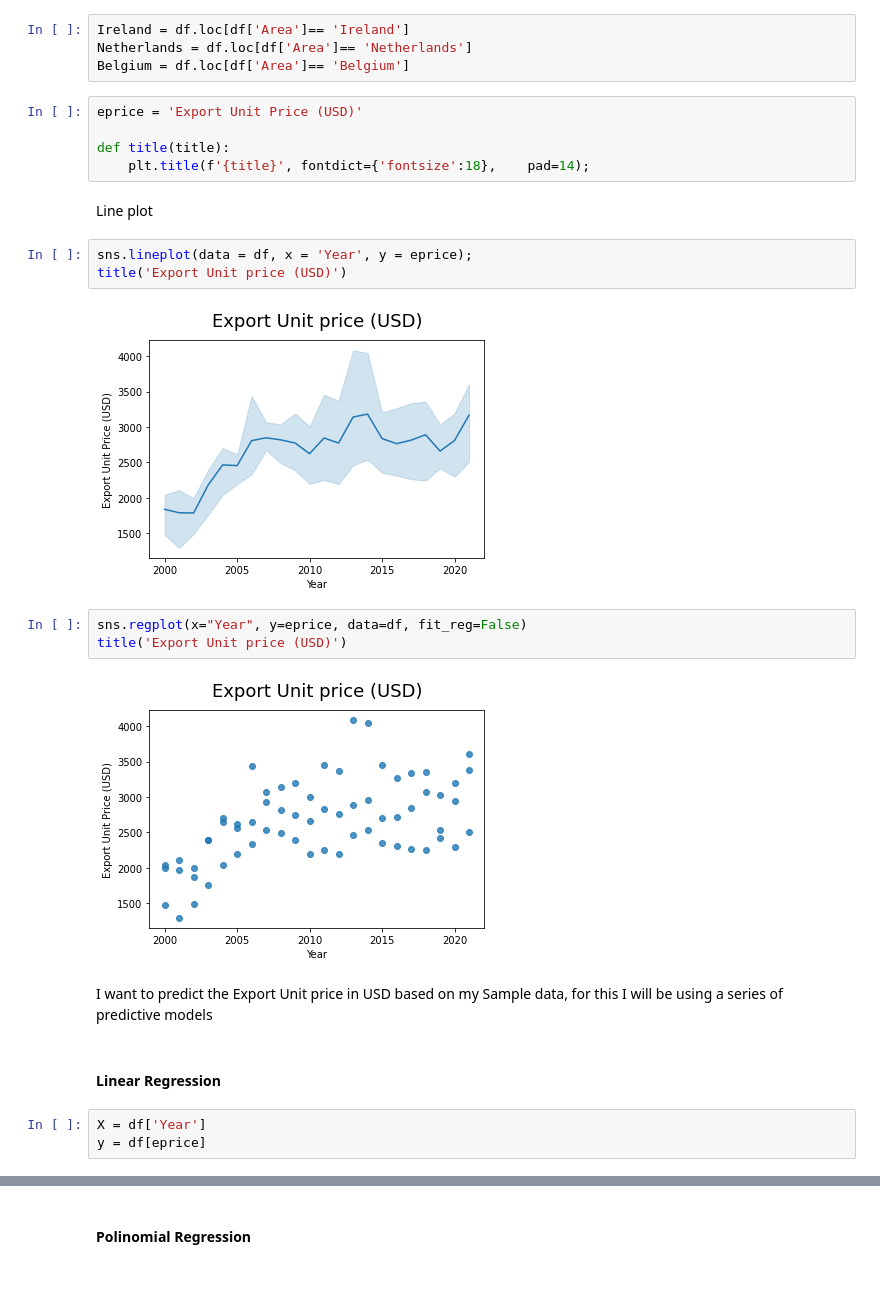
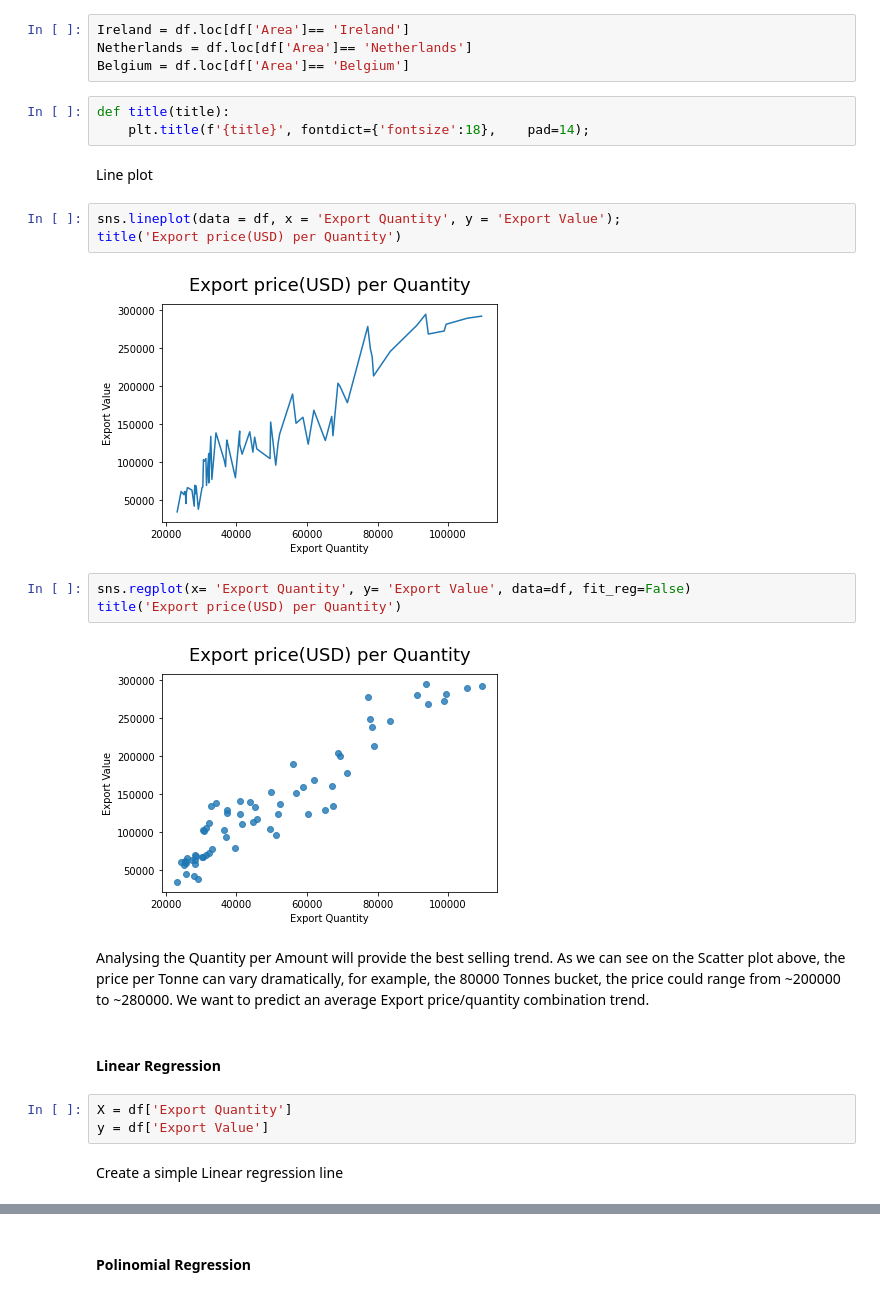
Before and after one commit to LuizLopes-cct/CA2, a Jupyter notebook: CA2_Machine_Learning.ipynb, the cells around one changed output, grey strips where cells are left out. Cells and saved outputs as stored; diff of their text form.

```diff
--- a/CA2_Machine_Learning.ipynb
+++ b/CA2_Machine_Learning.ipynb
@@ -41,29 +41,29 @@ Ireland = df.loc[df['Area']== 'Ireland']
 Netherlands = df.loc[df['Area']== 'Netherlands']
 Belgium = df.loc[df['Area']== 'Belgium']
 # %%
-eprice = 'Export Unit Price (USD)'
-
 def title(title):
     plt.title(f'{title}', fontdict={'fontsize':18},    pad=14);
 # %% [markdown]
 Line plot
 # %%
-sns.lineplot(data = df, x = 'Year', y = eprice);
-title('Export Unit price (USD)')
+sns.lineplot(data = df, x = 'Export Quantity', y = 'Export Value');
+title('Export price(USD) per Quantity')
 # %% [output]
-[figure, old version]
+[figure, new version]
 # %%
-sns.regplot(x="Year", y=eprice, data=df, fit_reg=False)
-title('Export Unit price (USD)')
+sns.regplot(x= 'Export Quantity', y= 'Export Value', data=df, fit_reg=False)
+title('Export price(USD) per Quantity')
 # %% [output]
-[figure, old version]
+[figure, new version]
 # %% [markdown]
-I want to predict the Export Unit price in USD based on my Sample data, for this I will be using a series of predictive models
+Analysing the Quantity per Amount will provide the best selling trend. As we can see on the Scatter plot above, the price per Tonne can vary dramatically, for example, the 80000 Tonnes bucket, the price could range from ~200000 to ~280000. We want to predict an average Export price/quantity combination trend.
 # %% [markdown]
 #### Linear Regression
 # %%
-X = df['Year']
-y = df[eprice]
+X = df['Export Quantity']
+y = df['Export Value']
+# %% [markdown]
+Create a simple Linear regression line
 # %%
 slope, intercept, r, p, std_err = stats.linregress(X, y)
 
```
Also changed, not shown: parts of 50 cells of this notebook, 6 other files.
